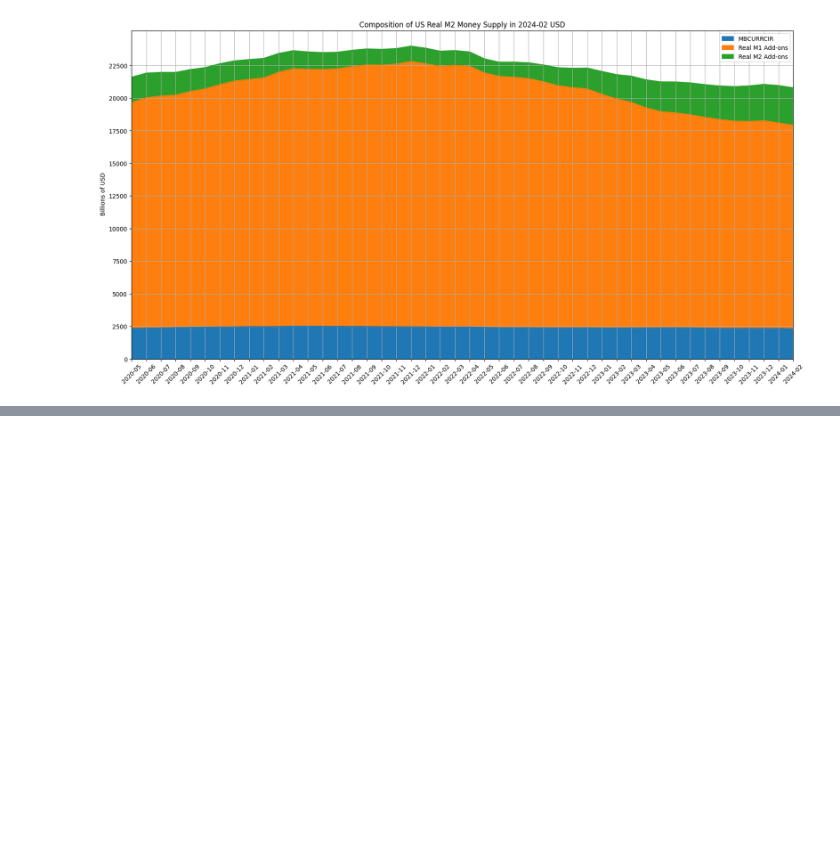
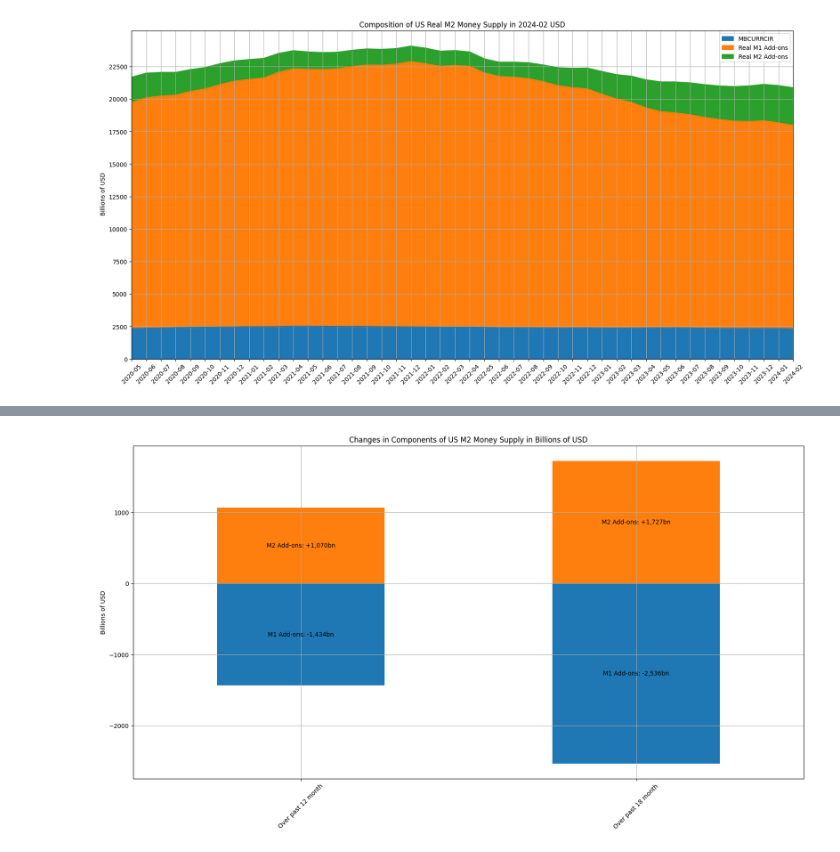
Before and after one commit to KidQuant/PersonalProject, a Jupyter notebook: datascience/economics/money_supply.ipynb, the cells around one changed output, grey strips where cells are left out. Drawn from its saved outputs; the diff is of its cells as text; code cells hidden in the pictures; blank space fills up the shorter version.

```diff
--- a/datascience/economics/money_supply.ipynb
+++ b/datascience/economics/money_supply.ipynb
@@ -170,0 +242,15 @@ Real M2 money supply shrank by  -167.13bn since 2024-01 to 20787.60bn
+# %%
+periods = [12, 18]
+# %%
+# If you want to include currency in circulation, use iloc[-1] in the expression below
+m2_df_comp_changes = pd.DataFrame([(m2_components - m2_components.shift(period)).iloc[-1, 1:] for period in periods],
+                                  index=['Over past {:d} month'.format(period) for period in periods])
+# %%
+ax = m2_df_comp_changes.plot.bar(figsize=(20,10), grid=True, title=M2_COMPOSITION_CHANGES,
+                                 stacked=True, rot=45, ylabel=LEFT_Y_AXIS_LABEL)
+
+ax.get_legend().remove()
+for c in ax.containers:
+    ax.bar_label(c, fmt=c.get_label() + ': {:+,.0f}bn', label_type='center')
+# %% [output]
+[figure, added]
```
Also changed, not shown: parts of 17 cells of this notebook, 12 other files.
